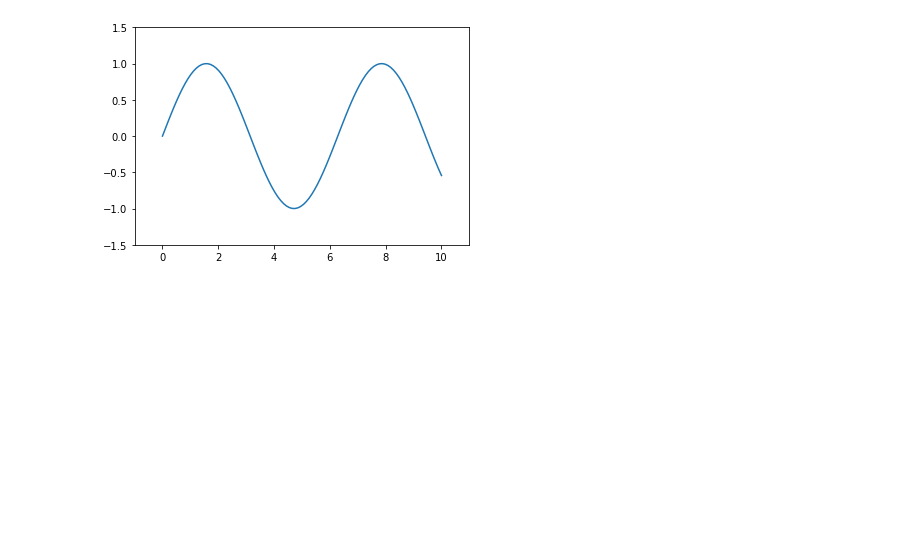
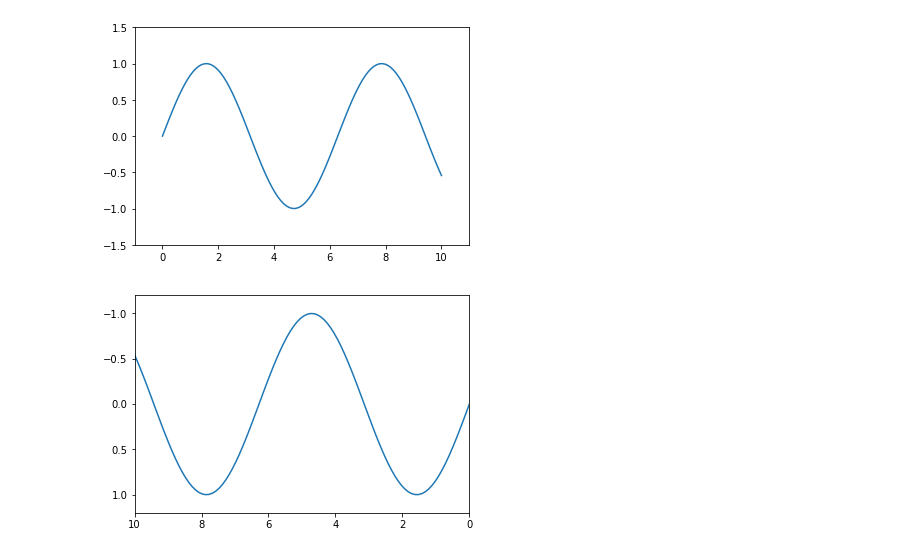
Before and after one commit to sandra-biology/Computational-Biology, a Jupyter notebook: Visualizations with Python Practice.ipynb, the cells around one changed output. Saved outputs shown, nothing was run; the diff lists cells and outputs as text; code cells hidden in the pictures; blank space fills up the shorter version.

```diff
--- a/Visualizations with Python Practice.ipynb
+++ b/Visualizations with Python Practice.ipynb
@@ -61,3 +61,10 @@ _ = ax.set_xlim(-1, 11)
 _ = ax.set_ylim(-1.5, 1.5)
 # %% [output]
 [figure]
+# %%
+fig, ax = plt.subplots()
+_ = ax.plot(x, np.sin(x))
+_ = ax.set_xlim(10, 0)
+_ = ax.set_ylim(1.2, -1.2)
+# %% [output]
+[figure, added]
```
Also changed, not shown: parts of 6 cells of this notebook.
